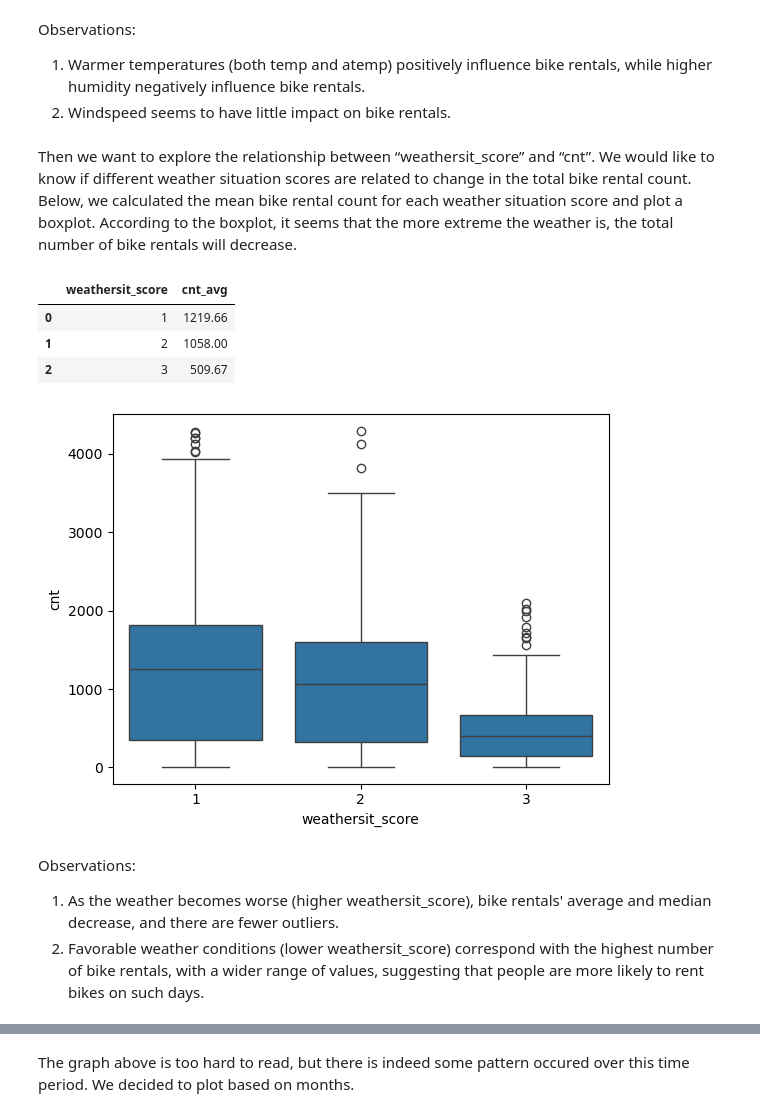
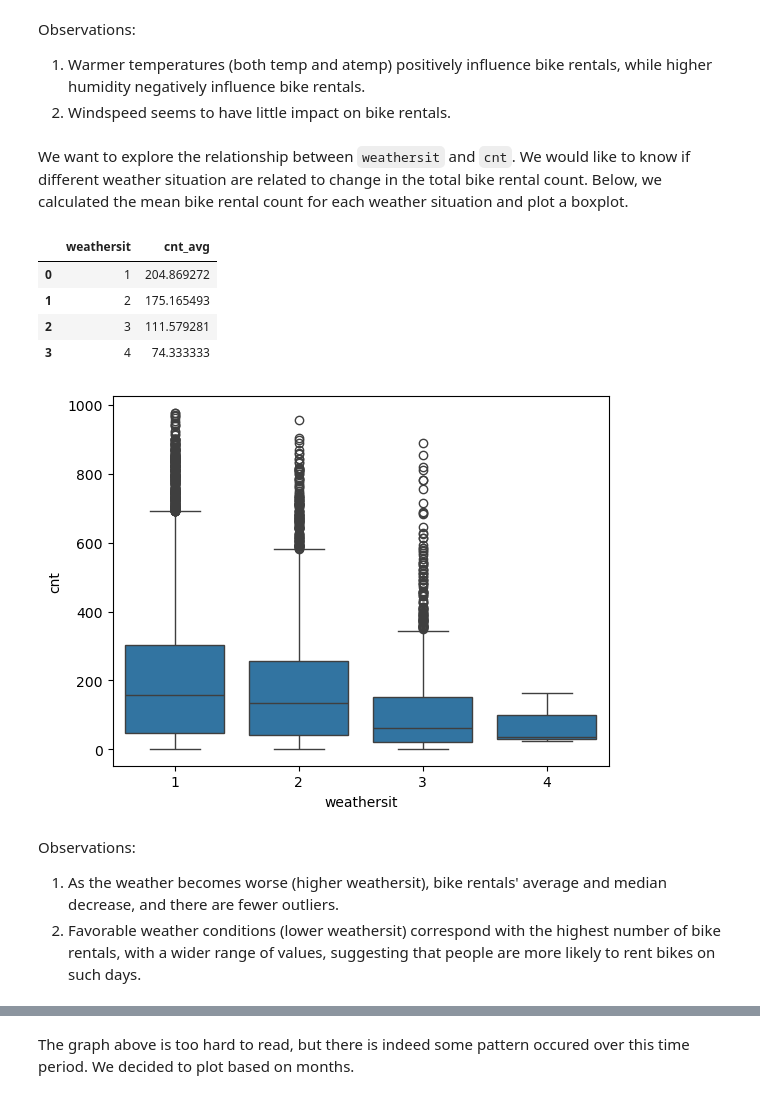
Before and after one commit to victorialiu7/info2950-final-proj, a Jupyter notebook: Info2950 Phase 2.ipynb, the cells around one changed output, grey strips where cells are left out. Drawn from its saved outputs; the diff is of its cells as text; code cells hidden in the pictures.

```diff
--- a/Info2950 Phase 2.ipynb
+++ b/Info2950 Phase 2.ipynb
@@ -46,5 +87,5 @@ The description for the workingday column is “if the day is neither weekend no
 # %%
-# remove the holiday, weekend column
-data = data.drop(['holiday', 'weekday'], axis=1)
-data.head()
+# remove the holiday column
+data = data.drop(['holiday'], axis=1)
+print(data.head())
 # %% [output]
@@ -75,0 +140,11 @@ We decided to delete the year column as this is repetitive information from dted
+# %%
+# create a new column called "time_period" that assigns the hours into four groups: 1, 2, 3, 4
+data = duckdb.sql("SELECT \
+                      CASE \
+                      WHEN hr BETWEEN 0 AND 5 THEN 1 \
+                      WHEN hr BETWEEN 6 AND 11 THEN 2 \
+                      WHEN hr BETWEEN 12 AND 17 THEN 3 \
+                      WHEN hr BETWEEN 18 AND 23 THEN 4 \
+                      END AS time_period, *\
+                      FROM data").df()
+data.head(10)
@@ -76,4 +165,5 @@ We decided to delete the year column as this is repetitive information from dted
 # %%
-data = data.drop(['yr'], axis=1)
-data.head()
+# remove the hour column
+data = data.drop(['hr'], axis=1)
+print(data.head())
 # %% [output]
@@ -236,4 +246,0 @@ data_clean[variable].corr()
-# %%
-# the covariance matrix between the weather variables and the total count
-pd.set_option('display.float_format', '{:.2f}'.format)
-data_clean[variable].cov()
@@ -250,26 +272,27 @@ Observations:
 1. Warmer temperatures (both temp and atemp) positively influence bike rentals, while higher humidity negatively influence bike rentals.
 2. Windspeed seems to have little impact on bike rentals.
 # %% [markdown]
-Then we want to explore the relationship between “weathersit_score” and “cnt”.
-We would like to know if different weather situation scores are related to change in the total bike rental count. Below, we calculated the mean bike rental count for each weather situation score and plot a boxplot. According to the boxplot, it seems that the more extreme the weather is, the total number of bike rentals will decrease.
+We want to explore the relationship between `weathersit` and `cnt`.
+We would like to know if different weather situation are related to change in the total bike rental count. Below, we calculated the mean bike rental count for each weather situation and plot a boxplot.
 # %%
 # find the average of total bike rental count for each weather situation condition
-weather_cnt_analyze = duckdb.sql("SELECT weathersit_score, AVG(cnt) AS cnt_avg\
-                              FROM data_clean \
-                              GROUP BY weathersit_score \
-                              ORDER BY weathersit_score").df()
-weather_cnt_analyze
+weather_cnt_analyze = duckdb.sql("SELECT weathersit, AVG(cnt) AS cnt_avg\
+                              FROM data \
+                              GROUP BY weathersit \
+                              ORDER BY weathersit").df()
+print(weather_cnt_analyze)
 # %% [output]
-|  | weathersit_score | cnt_avg |
-| 0 | 1 | 1219.66 |
-| 1 | 2 | 1058.00 |
-| 2 | 3 | 509.67 |
+|  | weathersit | cnt_avg |
+| 0 | 1 | 204.869272 |
+| 1 | 2 | 175.165493 |
+| 2 | 3 | 111.579281 |
+| 3 | 4 | 74.333333 |
 # %%
 # boxplot of weathersit_score and total rental count
-sns.boxplot(data_clean, x='weathersit_score', y='cnt');
+sns.boxplot(data, x='weathersit', y='cnt');
 # %% [output]
-[figure, old version]
+[figure, new version]
 # %% [markdown]
 Observations:
-1. As the weather becomes worse (higher weathersit_score), bike rentals' average and median decrease, and there are fewer outliers.
-2. Favorable weather conditions (lower weathersit_score) correspond with the highest number of bike rentals, with a wider range of values, suggesting that people are more likely to rent bikes on such days.
+1. As the weather becomes worse (higher weathersit), bike rentals' average and median decrease, and there are fewer outliers.
+2. Favorable weather conditions (lower weathersit) correspond with the highest number of bike rentals, with a wider range of values, suggesting that people are more likely to rent bikes on such days.
```
Also changed, not shown: parts of 43 cells of this notebook.
